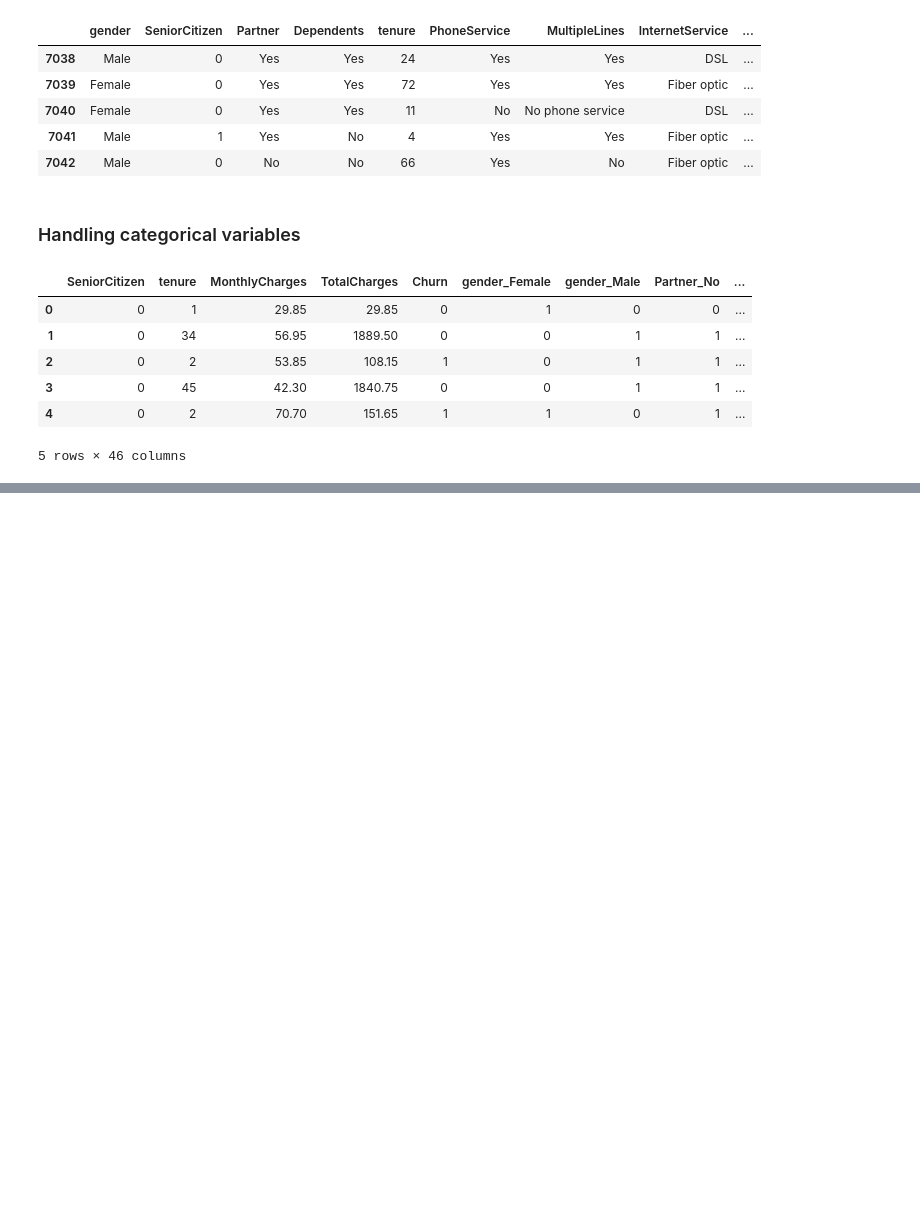
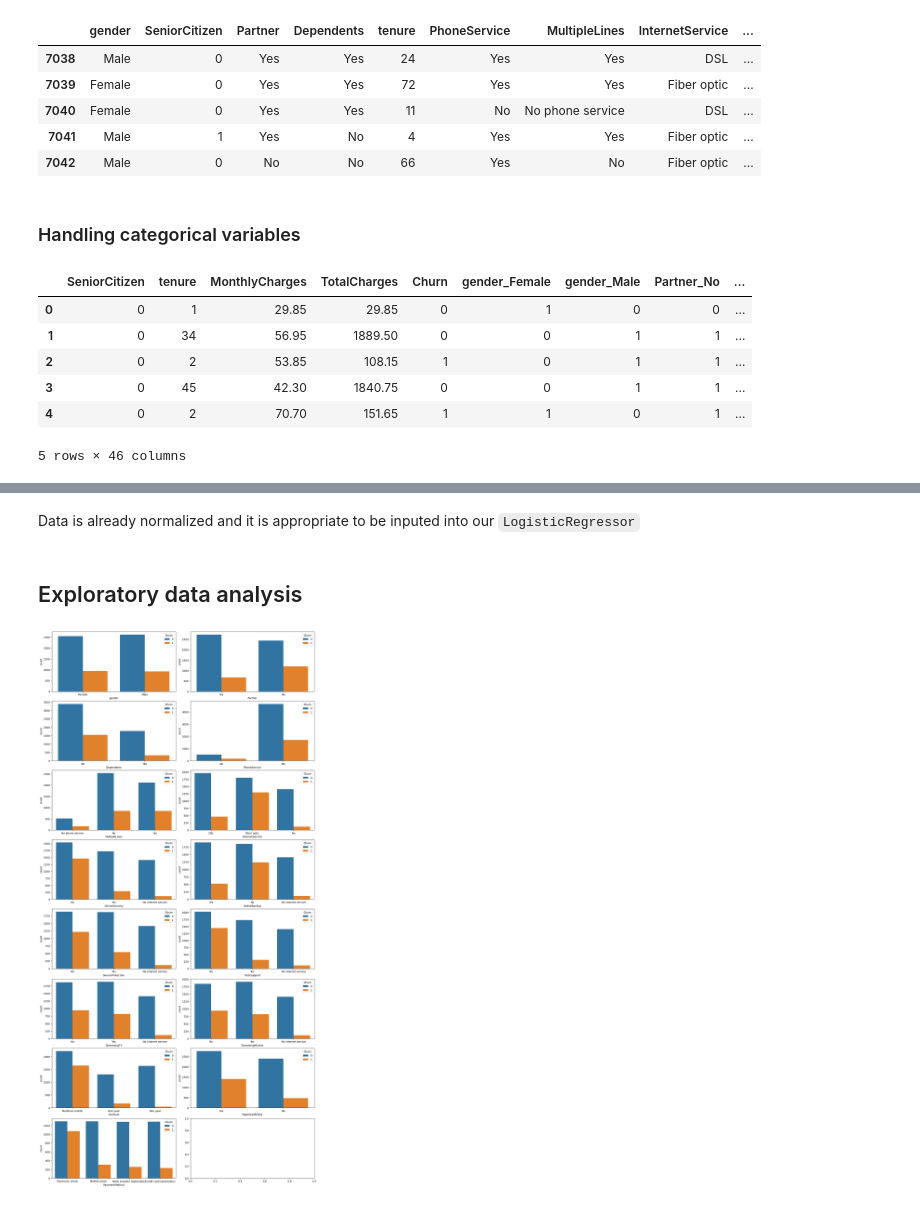
Before and after one commit to fenilenvinileno97/logistic_reg, a Jupyter notebook: 2-churn_prediction.ipynb, the cells around one changed output, grey strips where cells are left out. Cells and saved outputs as stored; diff of their text form; code cells hidden in the pictures; blank space fills up the shorter version.

```diff
--- a/2-churn_prediction.ipynb
+++ b/2-churn_prediction.ipynb
@@ -123,0 +159,19 @@ df.head()
+# %% [markdown]
+Data is already normalized and it is appropriate to be inputed into our `LogisticRegressor`
+# %% [markdown]
+## Exploratory data analysis
+# %%
+def count_categorical(df, columns, ncols=2):
+    # Subplots array
+    nplot = len(columns)
+    nrows = (nplot // ncols) + 1
+    fig, axes = plt.subplots(nrows=nrows, ncols=ncols, figsize=(15,30), constrained_layout=True)
+
+    for ax, col in zip(axes.flatten(), columns):
+        sns.countplot(data=df, x=col, hue="Churn", ax=ax)
+# %%
+cat_df = raw_df.select_dtypes(include="object").columns
+# %%
+count_categorical(raw_df, columns=cat_df)
+# %% [output]
+[figure, added]
```
Also changed, not shown: parts of 30 cells of this notebook.
